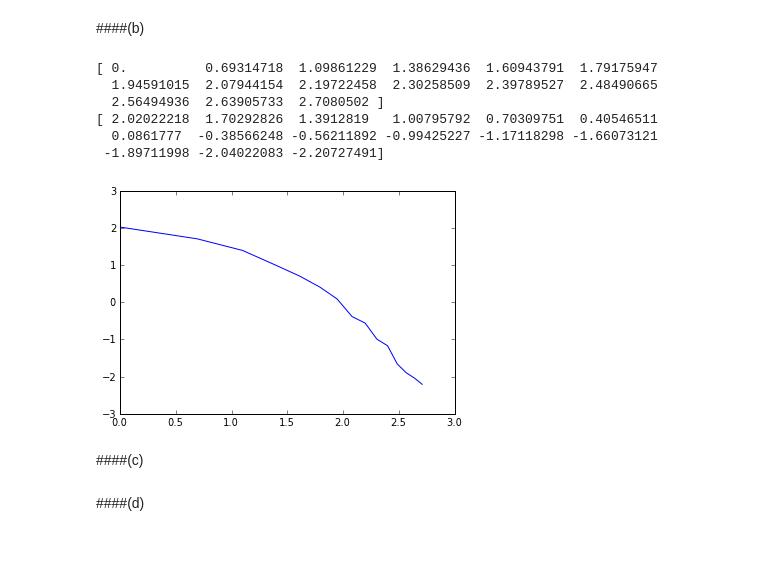
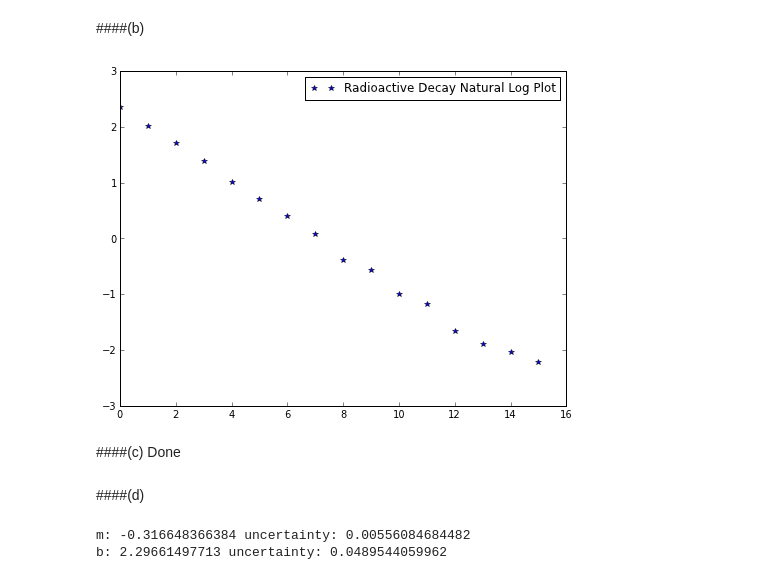
Before and after one commit to wsnyderPHYS202/PHYS202-S13, a Jupyter notebook: Week10/TuesdayWork.ipynb, the cells around one changed output. Drawn from its saved outputs; the diff is of its cells as text; code cells hidden in the pictures; blank space fills up the shorter version.

```diff
--- a/Week10/TuesdayWork.ipynb
+++ b/Week10/TuesdayWork.ipynb
@@ -32,22 +32,19 @@ show()
 [figure]
 # %% [markdown]
 ####(b)
-# %%
-lnt = log(data[1:,0])
-lnN = log(data[1:,1])
-print lnt
-print lnN
-plot(lnt, lnN)
-show()
-# %% [output]
-[ 0.          0.69314718  1.09861229  1.38629436  1.60943791  1.79175947
-  1.94591015  2.07944154  2.19722458  2.30258509  2.39789527  2.48490665
-  2.56494936  2.63905733  2.7080502 ]
-[ 2.02022218  1.70292826  1.3912819   1.00795792  0.70309751  0.40546511
-  0.0861777  -0.38566248 -0.56211892 -0.99425227 -1.17118298 -1.66073121
- -1.89711998 -2.04022083 -2.20727491]
-[figure, removed]
+# %%
+t = data[0:,0]
+lnN = log(data[0:,1])
+
+figure(figsize = (8,6))
+
+plot(t, lnN, 'b*', label = 'Radioactive Decay Natural Log Plot')
+legend(loc = 'best')
+show()
+# %% [output]
+[figure, added]
 # %% [markdown]
 ####(c)
+Done
 # %% [markdown]
 ####(d)
@@ -53,0 +53,13 @@ show()
+# %%
+m = LinearLeastSquaresFit(t, lnN)[0]
+b = LinearLeastSquaresFit(t, lnN)[1]
+unm = LinearLeastSquaresFit(t, lnN)[2]
+unb = LinearLeastSquaresFit(t, lnN)[3]
+
+mxb = m*t + b
+
+print 'm:',m,'uncertainty:', unm
+print 'b:',b,'uncertainty:', unb
+# %% [output]
+m: -0.316648366384 uncertainty: 0.00556084684482
+b: 2.29661497713 uncertainty: 0.0489544059962
```
Also changed, not shown: parts of 2 cells of this notebook, 1 other file.
